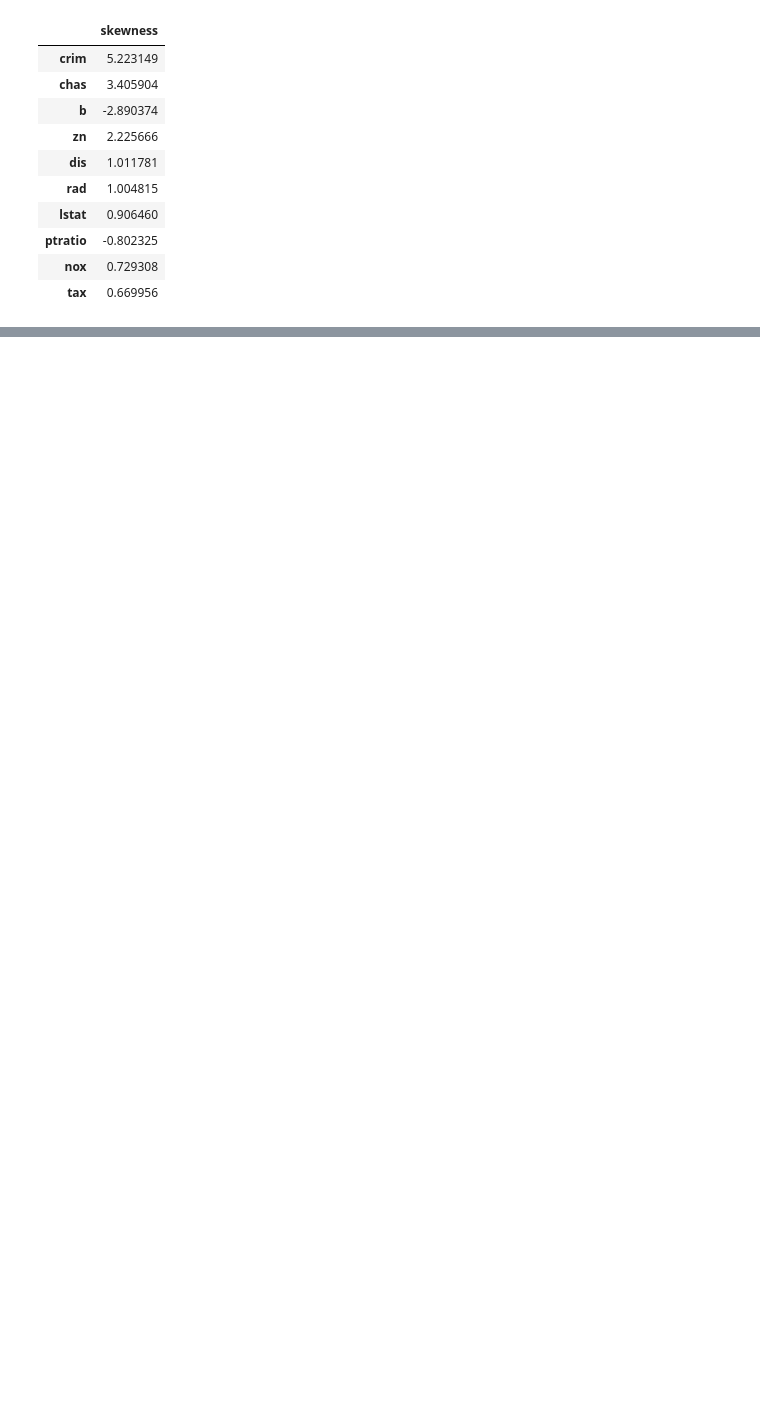
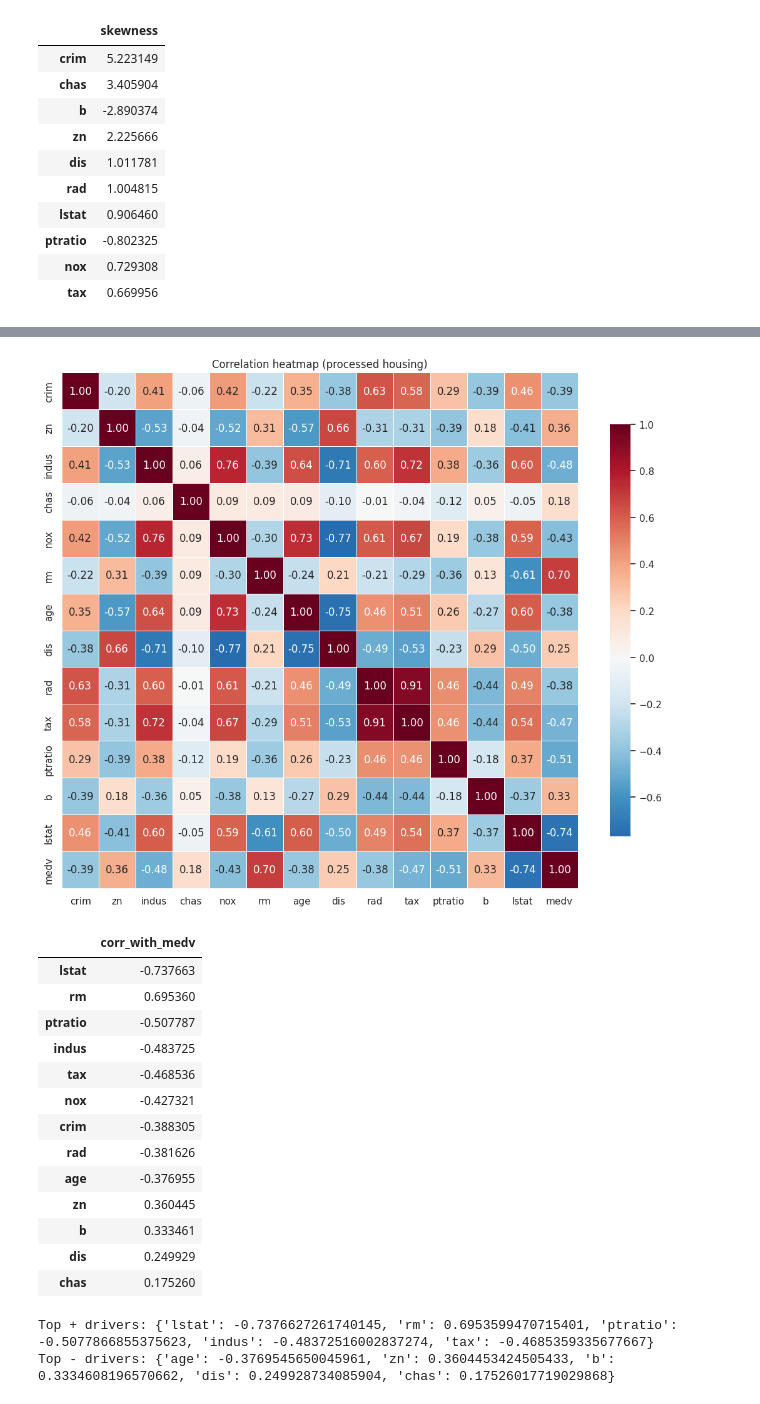
Before and after one commit to Shushunya/FAA-P2, a Jupyter notebook: notebooks/eda.ipynb, the cells around one changed output, grey strips where cells are left out. Cells and saved outputs as stored; diff of their text form; code cells hidden in the pictures; blank space fills up the shorter version.

Commit message:
added correlation matrix and few insights

```diff
--- a/notebooks/eda.ipynb
+++ b/notebooks/eda.ipynb
@@ -162,0 +203,34 @@ display(skew.to_frame("skewness").head(10))
+# %%
+# --- 4) Correlation structure (multicollinearity + key drivers for XAI) ---
+corr = df.corr(numeric_only=True)
+
+plt.figure(figsize=(11, 9))
+sns.heatmap(corr, cmap="RdBu_r", center=0, square=True, cbar_kws={"shrink": 0.8}, annot=True, fmt=".2f", linewidths=0.5)
+plt.title("Correlation heatmap (processed housing)")
+plt.tight_layout()
+plt.show()
+
+# top correlations with target (medv)
+corr_target = corr[target].drop(target).sort_values(key=np.abs, ascending=False)
+display(corr_target.to_frame("corr_with_medv"))
+
+print("Top + drivers:", corr_target.head(5).to_dict())
+print("Top - drivers:", corr_target.tail(5).to_dict())
+# %% [output]
+[figure, added]
+|  | corr_with_medv |
+| lstat | -0.737663 |
+| rm | 0.695360 |
+| ptratio | -0.507787 |
+| indus | -0.483725 |
+| tax | -0.468536 |
+| nox | -0.427321 |
+| crim | -0.388305 |
+| rad | -0.381626 |
+| age | -0.376955 |
+| zn | 0.360445 |
+| b | 0.333461 |
+| dis | 0.249929 |
+| chas | 0.175260 |
+Top + drivers: {'lstat': -0.7376627261740145, 'rm': 0.6953599470715401, 'ptratio': -0.5077866855375623, 'indus': -0.48372516002837274, 'tax': -0.4685359335677667}
+Top - drivers: {'age': -0.3769545650045961, 'zn': 0.3604453424505433, 'b': 0.3334608196570662, 'dis': 0.249928734085904, 'chas': 0.17526017719029868}
```
Also changed, not shown: parts of 4 cells of this notebook.
